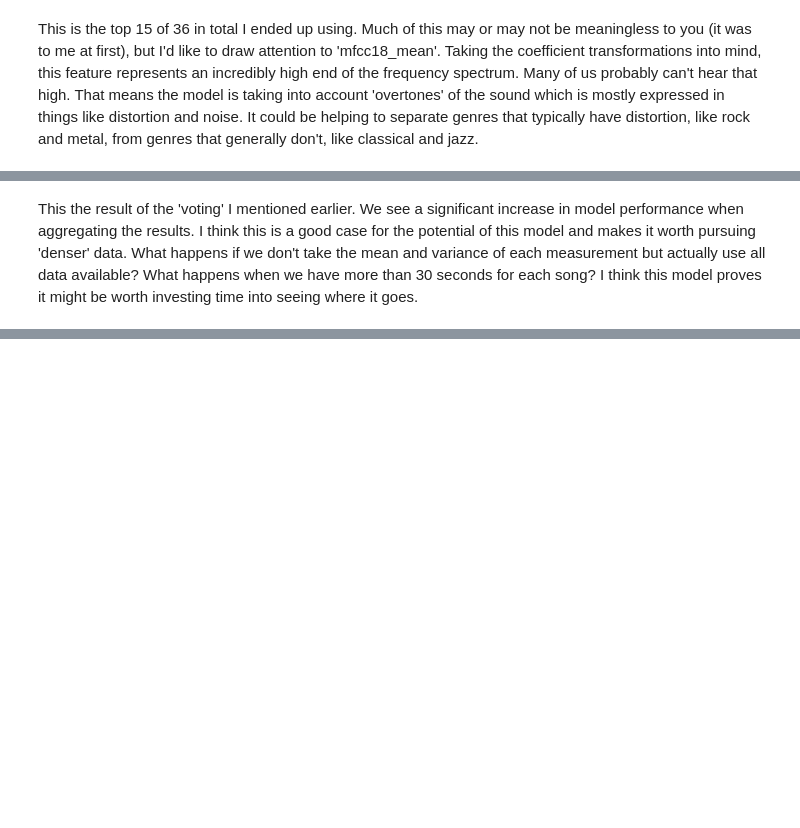
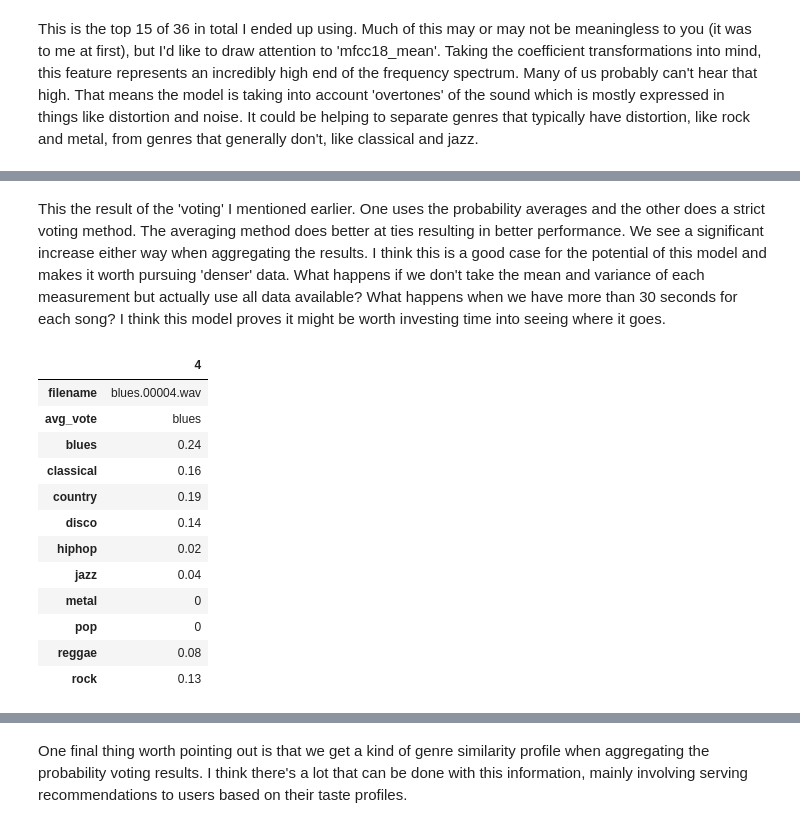
Before and after one commit to 0-b1t/genre_classification, a Jupyter notebook: final/explanatory_nb.ipynb, the cells around one changed output, grey strips where cells are left out. Cells and saved outputs as stored; diff of their text form; code cells hidden in the pictures; blank space fills up the shorter version.

```diff
--- a/final/explanatory_nb.ipynb
+++ b/final/explanatory_nb.ipynb
@@ -434,0 +448,3 @@ Index(['filename', 'length', 'chroma_stft_mean', 'chroma_stft_var', 'rms_mean',
+# %%
+probs_df = pd.DataFrame(pipeline.predict_proba(X_logged), columns=pipeline.classes_)
+df = pd.concat([df, probs_df], 1)
@@ -487,2 +534,33 @@ weighted avg       0.68      0.70      0.69       200
 # %% [markdown]
-This the result of the 'voting' I mentioned earlier. We see a significant increase in model performance when aggregating the results. I think this is a good case for the potential of this model and makes it worth pursuing 'denser' data. What happens if we don't take the mean and variance of each measurement but actually use all data available? What happens when we have more than 30 seconds for each song? I think this model proves it might be worth investing time into seeing where it goes.
+This the result of the 'voting' I mentioned earlier. One uses the probability averages and the other does a strict voting method. The averaging method does better at ties resulting in better performance. We see a significant increase either way when aggregating the results. I think this is a good case for the potential of this model and makes it worth pursuing 'denser' data. What happens if we don't take the mean and variance of each measurement but actually use all data available? What happens when we have more than 30 seconds for each song? I think this model proves it might be worth investing time into seeing where it goes.
+# %%
+long[
+    [
+        "filename",
+        "avg_vote",
+        "blues",
+        "classical",
+        "country",
+        "disco",
+        "hiphop",
+        "jazz",
+        "metal",
+        "pop",
+        "reggae",
+        "rock",
+    ]
+].loc[4:4].round(2).T
+# %% [output]
+|  | 4 |
+| filename | blues.00004.wav |
+| avg_vote | blues |
+| blues | 0.24 |
+| classical | 0.16 |
+| country | 0.19 |
+| disco | 0.14 |
+| hiphop | 0.02 |
+| jazz | 0.04 |
+| metal | 0 |
+| pop | 0 |
+| reggae | 0.08 |
+| rock | 0.13 |
@@ -488,0 +568,2 @@ This the result of the 'voting' I mentioned earlier. We see a significant increa
+# %% [markdown]
+One final thing worth pointing out is that we get a kind of genre similarity profile when aggregating the probability voting results. I think there's a lot that can be done with this information, mainly involving serving recommendations to users based on their taste profiles.
```
Also changed, not shown: parts of 13 cells of this notebook.
